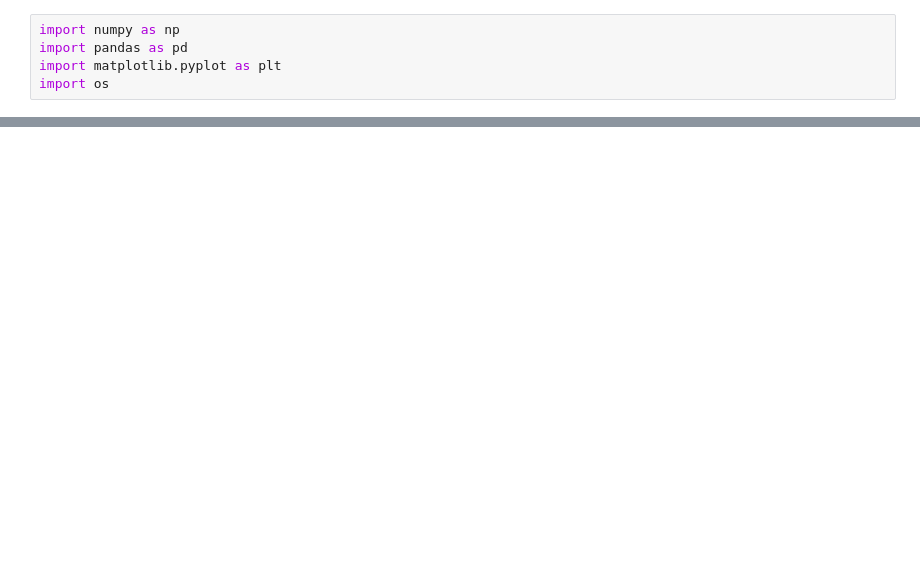
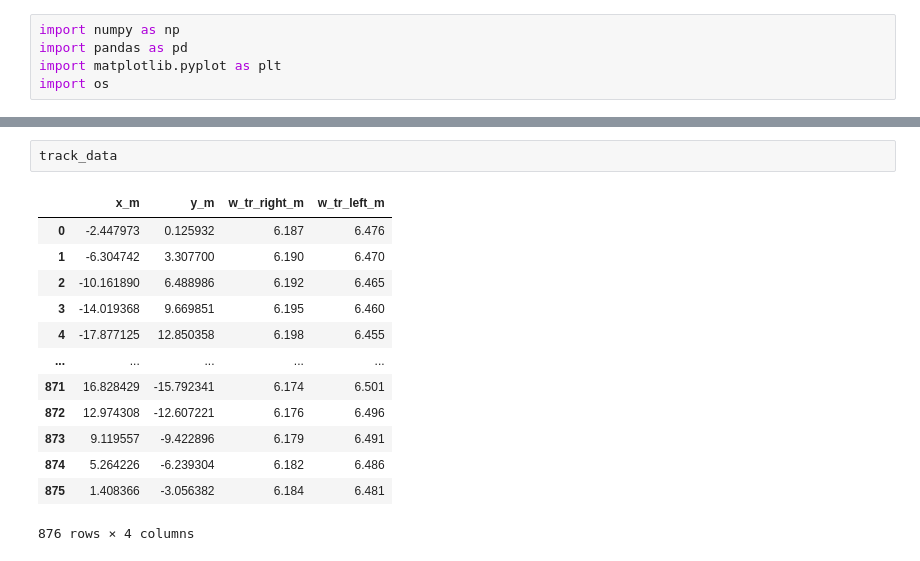
Before and after one commit to Nelson-Jnrnd/race-lap-simulations, a Jupyter notebook: lap_sim.ipynb, the cells around one changed output, grey strips where cells are left out. Saved outputs shown, nothing was run; the diff lists cells and outputs as text; blank space fills up the shorter version.

```diff
--- a/lap_sim.ipynb
+++ b/lap_sim.ipynb
@@ -19,0 +60,16 @@ ax.plot(racing_line_data['x_m'], racing_line_data['y_m'], 'r') # Racing line
+# %%
+track_data
+# %% [output]
+|  | x_m | y_m | w_tr_right_m | w_tr_left_m |
+| 0 | -2.447973 | 0.125932 | 6.187 | 6.476 |
+| 1 | -6.304742 | 3.307700 | 6.190 | 6.470 |
+| 2 | -10.161890 | 6.488986 | 6.192 | 6.465 |
+| 3 | -14.019368 | 9.669851 | 6.195 | 6.460 |
+| 4 | -17.877125 | 12.850358 | 6.198 | 6.455 |
+| ... | ... | ... | ... | ... |
+| 871 | 16.828429 | -15.792341 | 6.174 | 6.501 |
+| 872 | 12.974308 | -12.607221 | 6.176 | 6.496 |
+| 873 | 9.119557 | -9.422896 | 6.179 | 6.491 |
+| 874 | 5.264226 | -6.239304 | 6.182 | 6.486 |
+| 875 | 1.408366 | -3.056382 | 6.184 | 6.481 |
+876 rows × 4 columns
```
Also changed, not shown: parts of 10 cells of this notebook.
